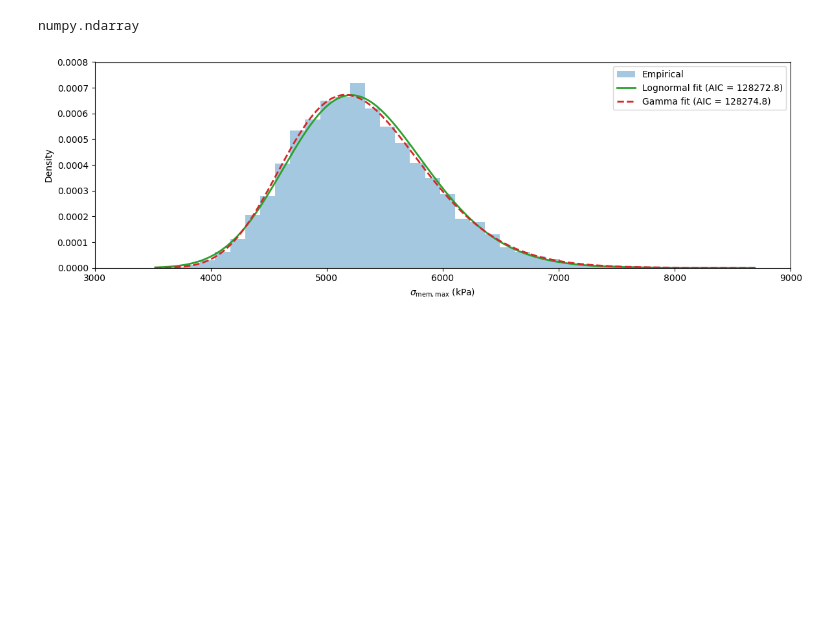
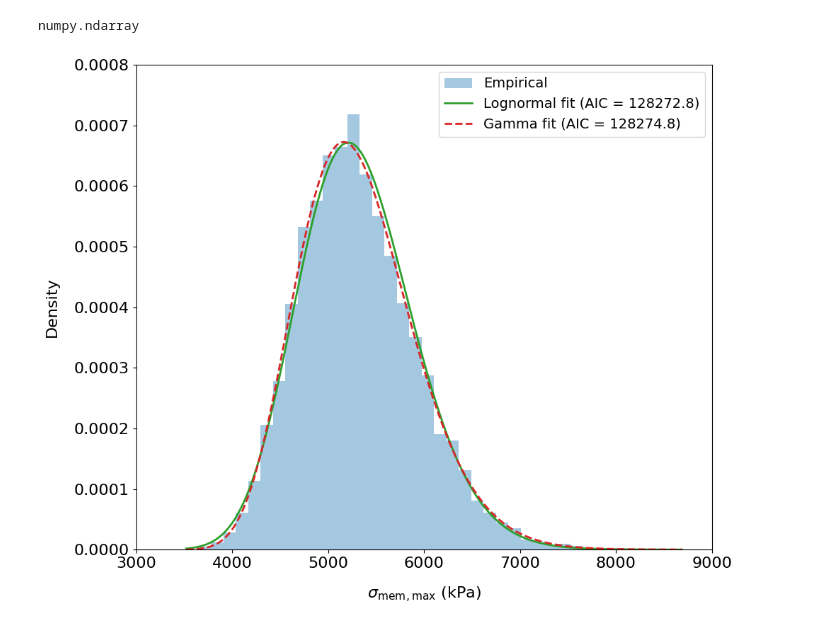
Before and after one commit to lapulga-10/Surrogate-Modeling-and-Uncertainty-Quantification, a Jupyter notebook: Code/Week_5_Surrogate_model_fitting.ipynb, the cells around one changed output. Saved outputs shown, nothing was run; the diff lists cells and outputs as text; code cells hidden in the pictures; blank space fills up the shorter version.

```diff
--- a/Code/Week_5_Surrogate_model_fitting.ipynb
+++ b/Code/Week_5_Surrogate_model_fitting.ipynb
@@ -724,15 +608,6 @@ import matplotlib.pyplot as plt
 import seaborn as sns
 
 def uncertainty(model, samples, model_name="Surrogate Model", unit="Units"):
-    """
-    Performs uncertainty quantification on a model using provided samples.
-
-    Parameters:
-    model: Trained sklearn-compatible model (SVR, GP, etc.)
-    samples: (N, features) array of Monte Carlo samples
-    model_name: String for plot titles
-    unit: String for axis labels (e.g., 'MPa' or 'kN')
-    """
     # 1. Generate Predictions
     predictions = model.predict(samples).flatten()
 
@@ -741,11 +616,8 @@ def uncertainty(model, samples, model_name="Surrogate Model", unit="Units"):
     sigma = np.std(predictions)
     cv = (sigma / mu) * 100 if mu != 0 else 0  # Coefficient of Variation
 
-    # 3. Create Visualization
-    # plt.rcParams.update({'font.size': 14}) # Base font size
-
     # Adjusted figure for a single, prominent plot
-    fig, ax1 = plt.subplots(figsize=(12, 7))
+    fig, ax1 = plt.subplots(figsize=(10, 8))
 
     # --- Plot 1: Histogram & KDE ---
     sns.histplot(predictions, kde=True, ax=ax1, color='teal', bins=40, stat="density", alpha=0.4)
@@ -756,8 +628,8 @@ def uncertainty(model, samples, model_name="Surrogate Model", unit="Units"):
     ax1.axvline(mu + 2*sigma, color='orange', linestyle=':', linewidth=2)
 
     # Set labels and titles with larger font sizes
-    ax1.set_title(f"Marginal Probability Density: {model_name}", fontsize=20, pad=20)
-    ax1.set_xlabel(f"Predicted Output ({unit})", fontsize=16, labelpad=15)
+    # ax1.set_title(f"Marginal Probability Density: {model_name}", fontsize=20, pad=20)
+    ax1.set_xlabel(r'$\sigma_{\mathrm{mem,max}}$ (kPa)', fontsize=16, labelpad=15)
     ax1.set_ylabel("Probability Density", fontsize=16, labelpad=15)
 
     # Axis limits
@@ -808,38 +690,40 @@ shape_gamma, loc_gamma, scale_gamma = gamma.fit(y_pos)
 # --- Grid for pdfs ---
 x_min = max(0, y_hat_gpr.min())
 x_max = y_hat_gpr.max()
 x = np.linspace(x_min, x_max, 500)
 
 
 pdf_logn = lognorm.pdf(x, s=shape, scale=scale)
 pdf_gamma = gamma.pdf(x, a=shape_gamma, loc=loc_gamma, scale=scale_gamma)
 
 GPR_logn_AIC = 128272.81692383962
 GPR_gamma_AIC = 128274.81549479174
 
-plt.figure(figsize=(12,4))
+plt.figure(figsize=(10, 8))
 plt.hist(y_hat_gpr, bins=40, density=True, alpha=0.4, color='C0',
          label='Empirical')
 
 plt.plot(
     x, pdf_logn, 'C2-', lw=2,
     label=fr'Lognormal fit (AIC = {GPR_logn_AIC:.1f})'
 )
 plt.plot(
     x, pdf_gamma, 'C3--', lw=2,
     label=fr'Gamma fit (AIC = {GPR_gamma_AIC:.1f})'
 )
 
-plt.xlabel(r'$\sigma_{\mathrm{mem,max}}$ (kPa)')
-plt.ylabel('Density')
-plt.legend()
+
+plt.xlabel(r'$\sigma_{\mathrm{mem,max}}$ (kPa)', fontsize=16, labelpad=15)
+plt.ylabel('Density', fontsize=16, labelpad=15)
+plt.legend(fontsize=14, loc='upper right')
+plt.tick_params(axis='both', which='major', labelsize=16)
 plt.xlim(3000, 9000)
 plt.ylim(0, 0.0008)
 plt.tight_layout()
 plt.savefig("results/fit_gpr.png", dpi=300, bbox_inches="tight")
 plt.show()
 # %% [output]
-[figure, old version]
+[figure, new version]
 # %%
 # AIC of Lognormal
 def aic(n, rss, k):
```
Also changed, not shown: parts of 27 cells of this notebook, 3 other files.
